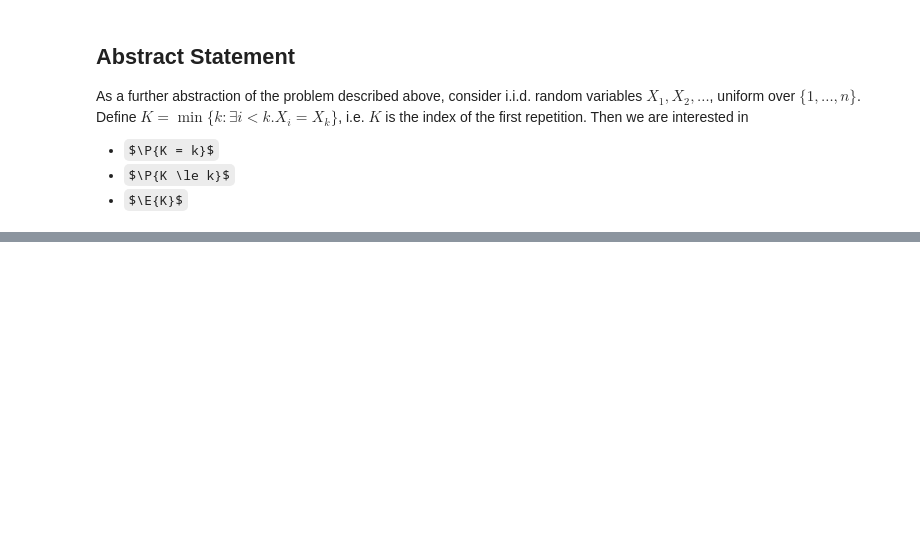
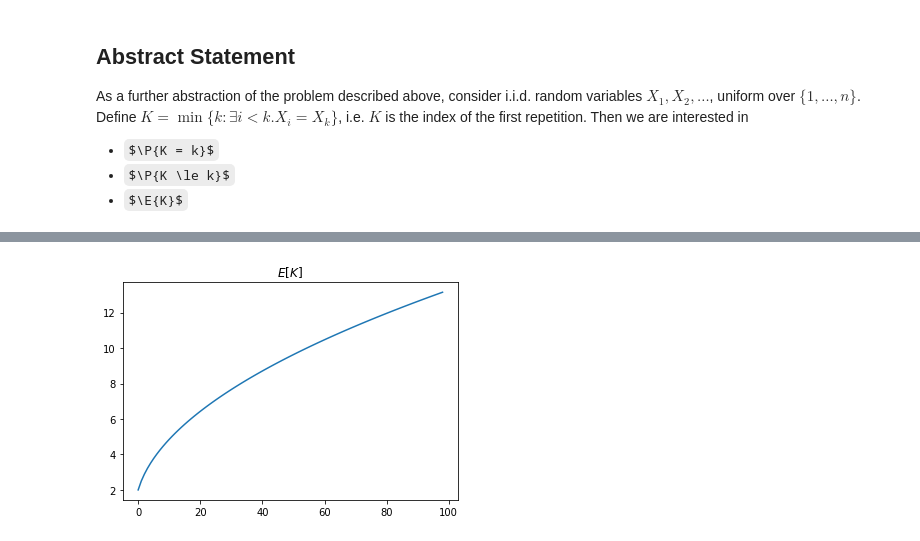
Before and after one commit to Yorwba/birthday-problem, a Jupyter notebook: A Birthday Problem.ipynb, the cells around one changed output, grey strips where cells are left out. Cells and saved outputs as stored; diff of their text form; code cells hidden in the pictures; some formulas as TeX source; blank space fills up the shorter version.

```diff
--- a/A Birthday Problem.ipynb
+++ b/A Birthday Problem.ipynb
@@ -41,0 +90,6 @@ For $k \ge 2$, the probabilities can be determined recursively from earlier valu
+# %%
+plt.title("$E[K]$")
+plt.plot([E_K(n) for n in range(1, 100)])
+plt.show()
+# %% [output]
+[figure, added]
```
Also changed, not shown: parts of 28 cells of this notebook.
